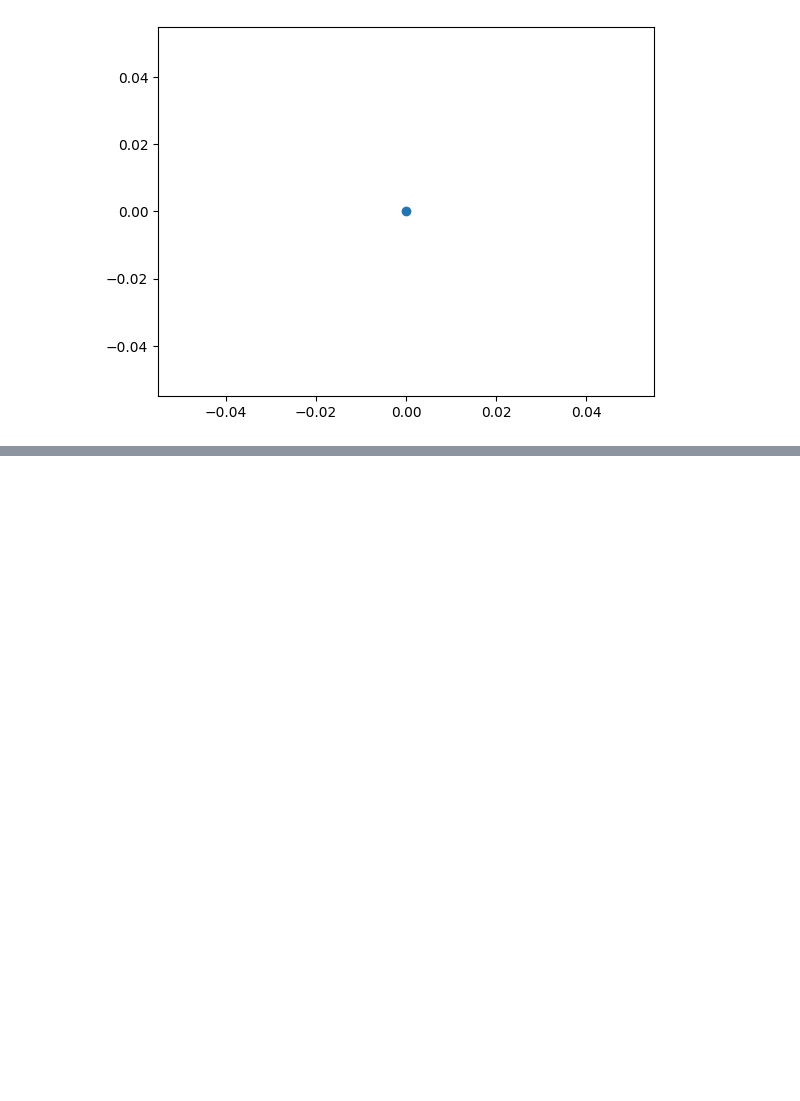
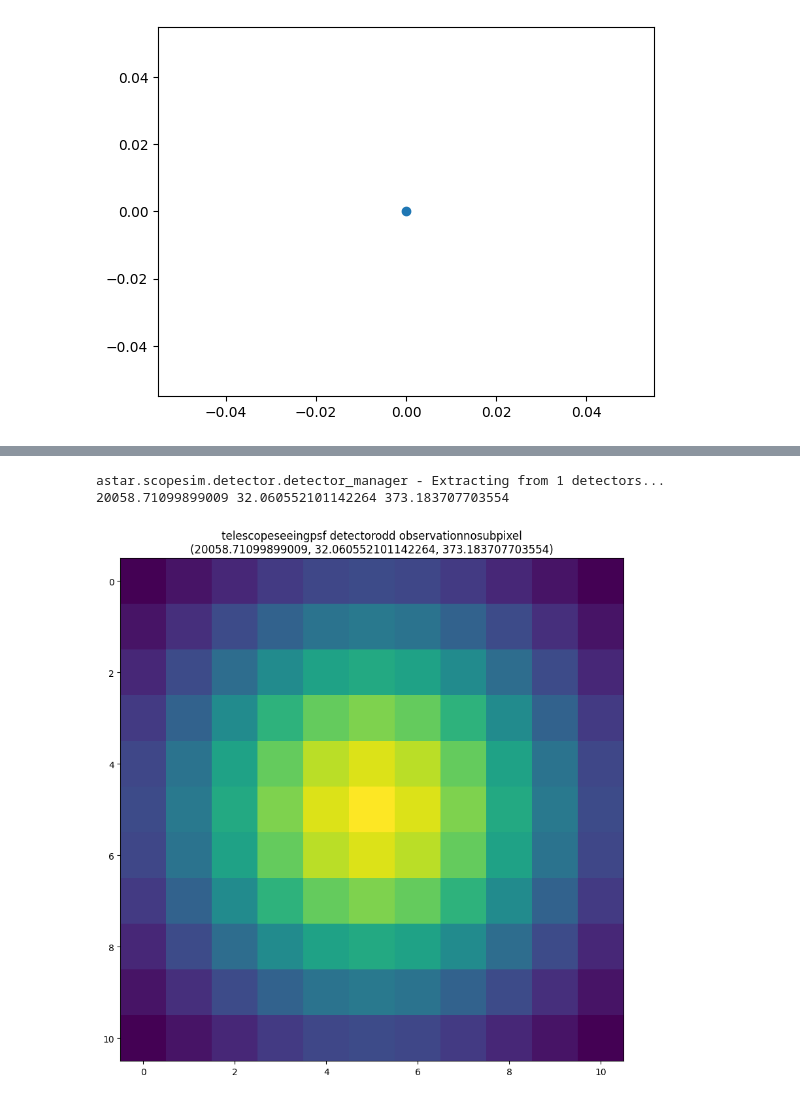
Before and after one commit to AstarVienna/ScopeSim, a Jupyter notebook: docs/source/examples/simplestars.ipynb, the cells around one changed output, grey strips where cells are left out. Cells and saved outputs as stored; diff of their text form; code cells hidden in the pictures; blank space fills up the shorter version.

```diff
--- a/docs/source/examples/simplestars.ipynb
+++ b/docs/source/examples/simplestars.ipynb
@@ -680,2 +109,0 @@ yaml_detector = yaml_detector_even
-# %%
-observation_dict = observation_dict_with_sub_pixel
@@ -787,2 +109,0 @@ set(hdus_fieldconstantpsf[0][1].data.flatten() / hdus_seeingpsf[0][1].data.flatt
-# %%
-hdus = fits.open("seeingpsf.fits")
@@ -839,0 +215,44 @@ set(hdus_extended[0][1].data.flatten() / hdus_seeingpsf[0][1].data.flatten())
+# %%
+def simulate_star(
+    yaml_telescope=None,
+    yaml_detector=None,
+    observation_dict=None,
+):
+    cmd = sim.UserCommands(
+        yamls = [
+            yaml_telescope,
+            yaml_instrument,
+            yaml_detector,
+        ],
+
+        properties=copy.deepcopy(observation_dict),
+    )
+    opticaltrain = sim.OpticalTrain(cmd)
+    opticaltrain.observe(stars)
+    hdus = opticaltrain.readout()
+
+    hdu = hdus[0]
+    data = hdu[1].data
+    k = (yaml_telescope["name"], yaml_detector["name"], observation_dict["name"])
+    stats = (data.sum(), data.min(), data.max())
+
+
+    fig, ax1 = plt.subplots(figsize=(10,10))
+    ax1.imshow(hdu[1].data)
+    ax1.set_title(" ".join(k) + "\n" + str(stats))
+
+    print(data.sum(), data.min(), data.max())
+    return hdu
+# %%
+hdus_seeingpsf_odd_nosubpixel = simulate_star(
+    yaml_telescope=yaml_telescope_seeingpsf,
+    yaml_detector=yaml_detector_odd,
+    observation_dict=observation_dict_without_sub_pixel,
+)
+hdus_seeingpsf_odd_nosubpixel[1].header["WAVE0"] = 1.6
+hdus_seeingpsf_odd_nosubpixel[1].header
+hdus_seeingpsf_odd_nosubpixel.writeto("seeingpsfinput.fits", overwrite=True)
+# %% [output]
+astar.scopesim.detector.detector_manager - Extracting from 1 detectors...
+20058.71099899009 32.060552101142264 373.183707703554
+[figure, added]
```
Also changed, not shown: parts of 103 cells of this notebook.
